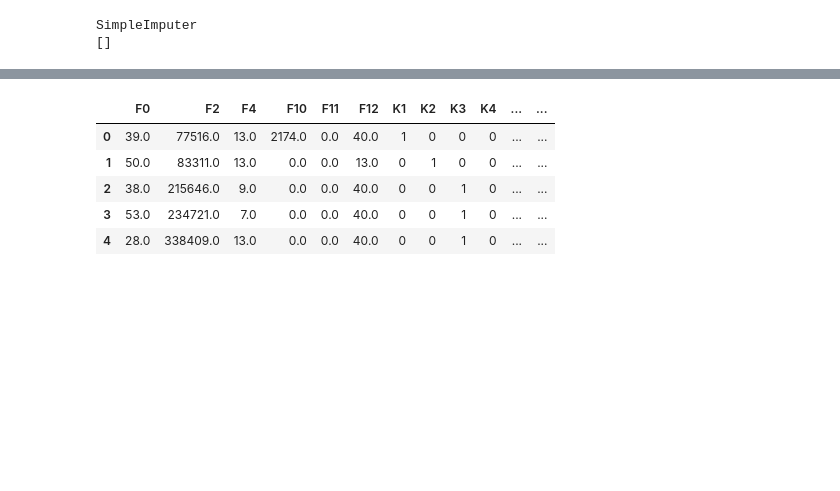
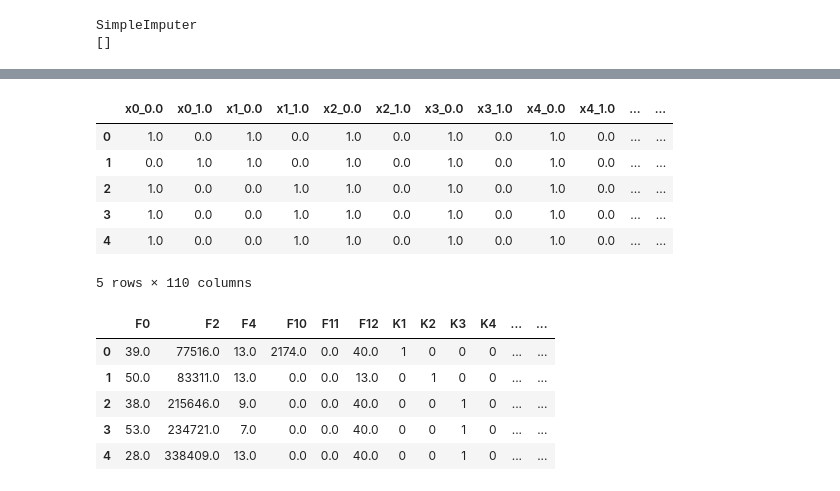
Before and after one commit to tizianotaglienti/mobdproject, a Jupyter notebook: train.ipynb, the cells around one changed output, grey strips where cells are left out. Drawn from its saved outputs; the diff is of its cells as text; code cells hidden in the pictures; blank space fills up the shorter version.

```diff
--- a/train.ipynb
+++ b/train.ipynb
@@ -114,0 +127,8 @@ training_set_df = pd.DataFrame(x_train_notnan, columns = colF)
+# %%
+categorical = ['F1','F3','F5','F6','F7','F8','F9','F13']
+data_x_categorical = pd.DataFrame()
+
+for i in categorical:
+    data_x_categorical=pd.concat([data_x_categorical, training_set_df[i]], axis= 1)
+
+data_x_categorical.head()
@@ -114,0 +142,4 @@ training_set_df = pd.DataFrame(x_train_notnan, columns = colF)
+# %%
+one_hot_encoder = OneHotEncoder() # rimuovo una variabile dummy per ogni feature categorica in modo da non avere collinearità
+one_hot_encoder.fit(data_x_categorical)
+transformed = one_hot_encoder.transform(data_x_categorical)
@@ -114,0 +156,2 @@ training_set_df = pd.DataFrame(x_train_notnan, columns = colF)
+# %%
+data_x_categorical = pd.DataFrame(transformed.toarray(), columns = one_hot_encoder.get_feature_names(), index = data_x_categorical.index)
@@ -115,2 +189,12 @@ training_set_df = pd.DataFrame(x_train_notnan, columns = colF)
+# %%
+data_x_categorical.head()
+# %% [output]
+|  | x0_0.0 | x0_1.0 | x1_0.0 | x1_1.0 | x2_0.0 | x2_1.0 | x3_0.0 | x3_1.0 | x4_0.0 | x4_1.0 | ... | ... |
+| 0 | 1.0 | 0.0 | 1.0 | 0.0 | 1.0 | 0.0 | 1.0 | 0.0 | 1.0 | 0.0 | ... | ... |
+| 1 | 0.0 | 1.0 | 1.0 | 0.0 | 1.0 | 0.0 | 1.0 | 0.0 | 1.0 | 0.0 | ... | ... |
+| 2 | 1.0 | 0.0 | 0.0 | 1.0 | 1.0 | 0.0 | 1.0 | 0.0 | 1.0 | 0.0 | ... | ... |
+| 3 | 1.0 | 0.0 | 0.0 | 1.0 | 1.0 | 0.0 | 1.0 | 0.0 | 1.0 | 0.0 | ... | ... |
+| 4 | 1.0 | 0.0 | 0.0 | 1.0 | 1.0 | 0.0 | 1.0 | 0.0 | 1.0 | 0.0 | ... | ... |
+5 rows × 110 columns
 # %%
 # Codifica OneHot contemporaneamente su training_set_df e test_set_df
```
Also changed, not shown: parts of 24 cells of this notebook, 6 other files.
